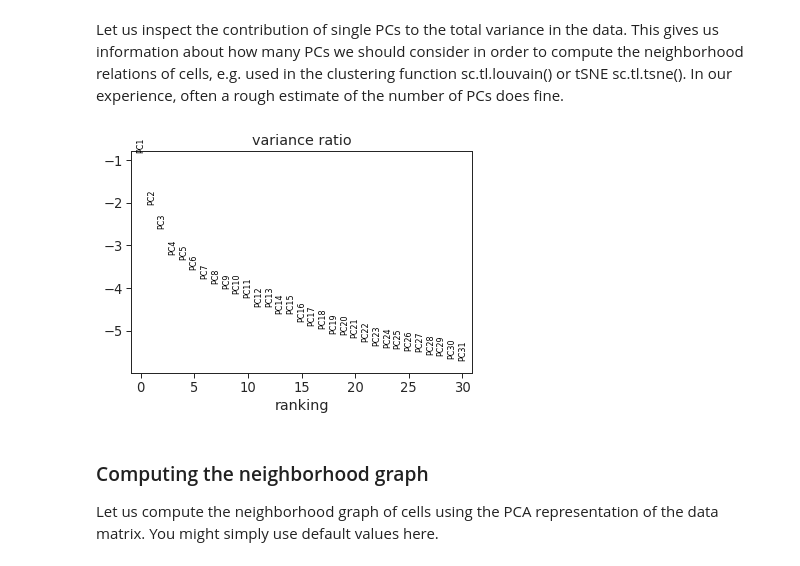
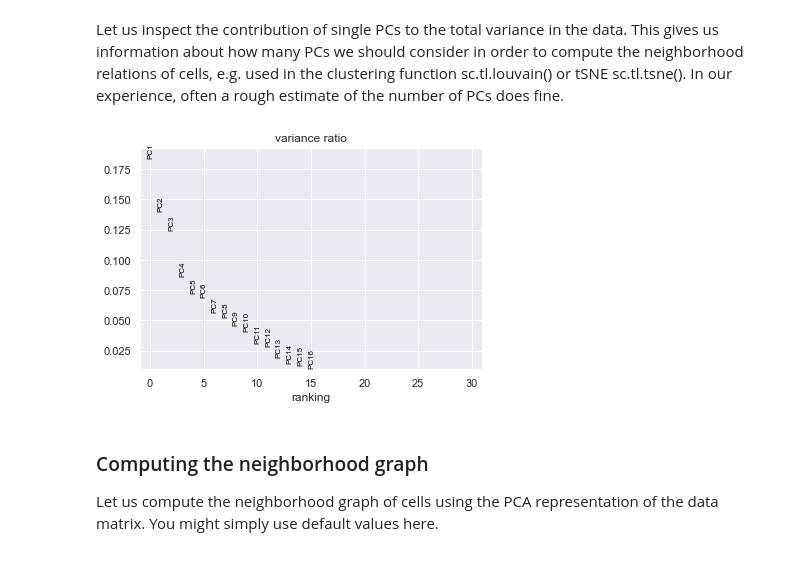
Before and after one commit to marx-alex/Morphelia, a Jupyter notebook: docs/scanpy_processing.ipynb, the cells around one changed output. Drawn from its saved outputs; the diff is of its cells as text; code cells hidden in the pictures.

```diff
--- a/docs/scanpy_processing.ipynb
+++ b/docs/scanpy_processing.ipynb
@@ -159,0 +184,4 @@ adata = adata[:, adata.var.highly_variable]
+# %%
+from morphelia.stats import lmm_feat_select
+
+adata = lmm_feat_select(adata, time_series=True, show=True)
@@ -162,3 +192,0 @@ Now we scale each feature to unit variance
-# %%
-adata[adata.obs["Metadata_Time"] == 0].X = sc.pp.scale(adata[adata.obs["Metadata_Time"] == 0].copy(),
-                                                       max_value=10)
@@ -181,0 +193,2 @@ ArrayView([[ 2.5200000e+03,  2.5200000e+03, -1.8502533e-11, ...,
+# %%
+adata = z_transform(adata, clip=10)
@@ -181,0 +199,4 @@ ArrayView([[ 2.5200000e+03,  2.5200000e+03, -1.8502533e-11, ...,
+# %%
+from morphelia.preprocessing import feature_agglo
+
+adata = feature_agglo(adata, show=True, group_by='Metadata_Treatment', cluster_range=(2, 100))
@@ -282,9 +262,9 @@ compute the neighborhood relations of cells, e.g. used in the clustering
 function sc.tl.louvain() or tSNE sc.tl.tsne(). In our experience, often a rough
 estimate of the number of PCs does fine.
 # %%
-sc.pl.pca_variance_ratio(adata, log=True)
+sc.pl.pca_variance_ratio(adata)
 # %% [output]
-[figure, old version]
+[figure, new version]
 # %% [markdown]
 ### Computing the neighborhood graph
 
```
Also changed, not shown: parts of 76 cells of this notebook, 18 other files.
